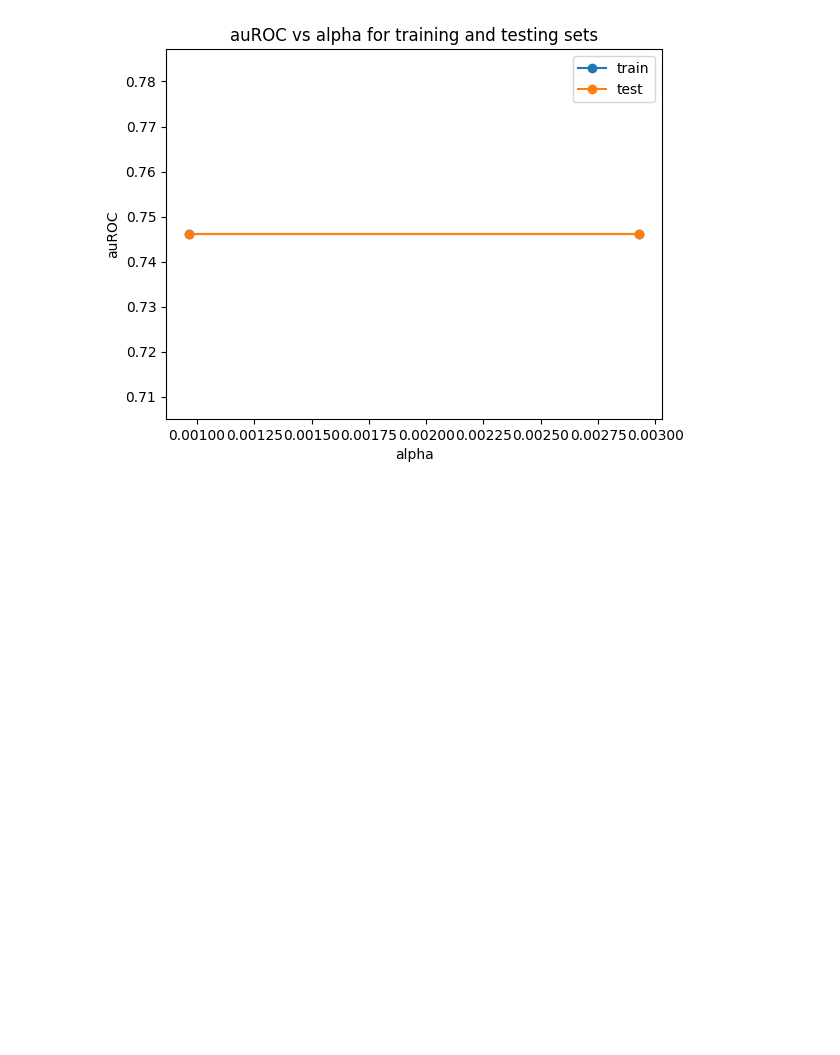
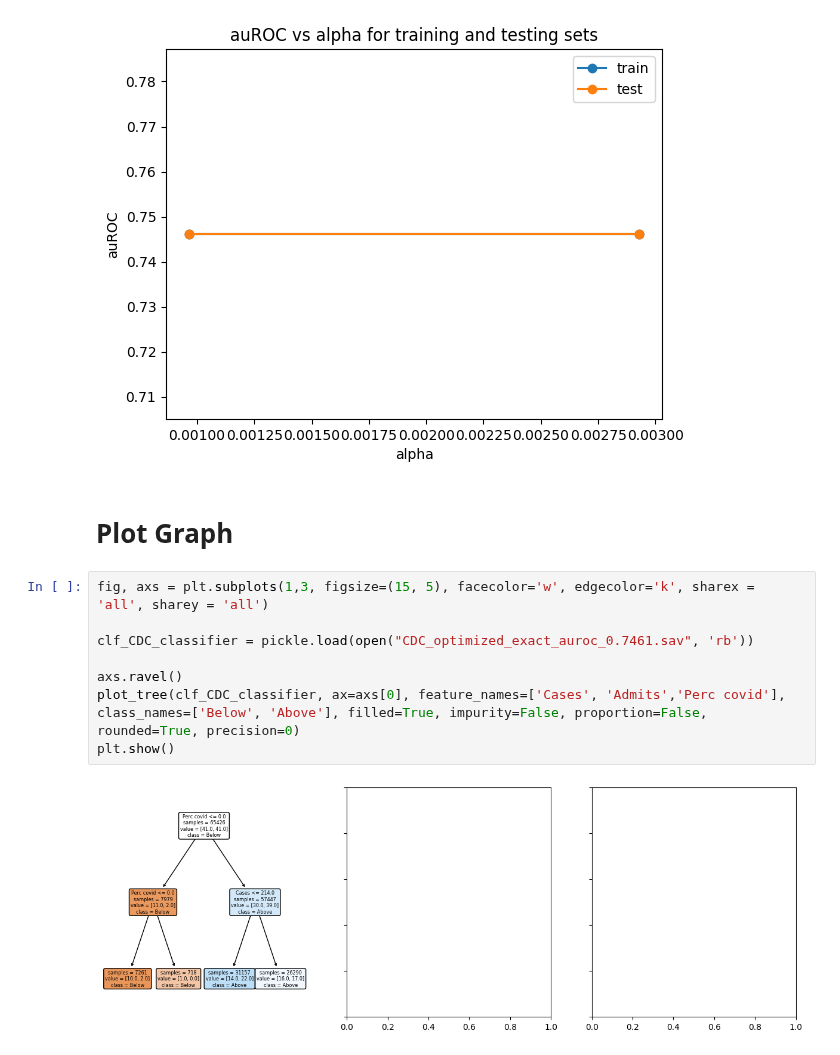
Before and after one commit to RachelMurray-Watson/COVID_forecasting, a Jupyter notebook: Optimized_CDC_Classifier.ipynb, the cells around one changed output. Saved outputs shown, nothing was run; the diff lists cells and outputs as text; blank space fills up the shorter version.

```diff
--- a/Optimized_CDC_Classifier.ipynb
+++ b/Optimized_CDC_Classifier.ipynb
@@ -586,3 +583,15 @@ plt.show()
 Number of nodes in the last tree is: 1 with ccp_alpha: 0.04269235173752889
 [figure]
 [figure]
+# %% [markdown]
+# Plot Graph
+# %%
+fig, axs = plt.subplots(1,3, figsize=(15, 5), facecolor='w', edgecolor='k', sharex = 'all', sharey = 'all')
+
+clf_CDC_classifier = pickle.load(open("CDC_optimized_exact_auroc_0.7461.sav", 'rb'))
+
+axs.ravel()
+plot_tree(clf_CDC_classifier, ax=axs[0], feature_names=['Cases', 'Admits','Perc covid'], class_names=['Below', 'Above'], filled=True, impurity=False, proportion=False, rounded=True, precision=0)
+plt.show()
+# %% [output]
+[figure, added]
```
Also changed, not shown: parts of 3 cells of this notebook, 4 other files.
